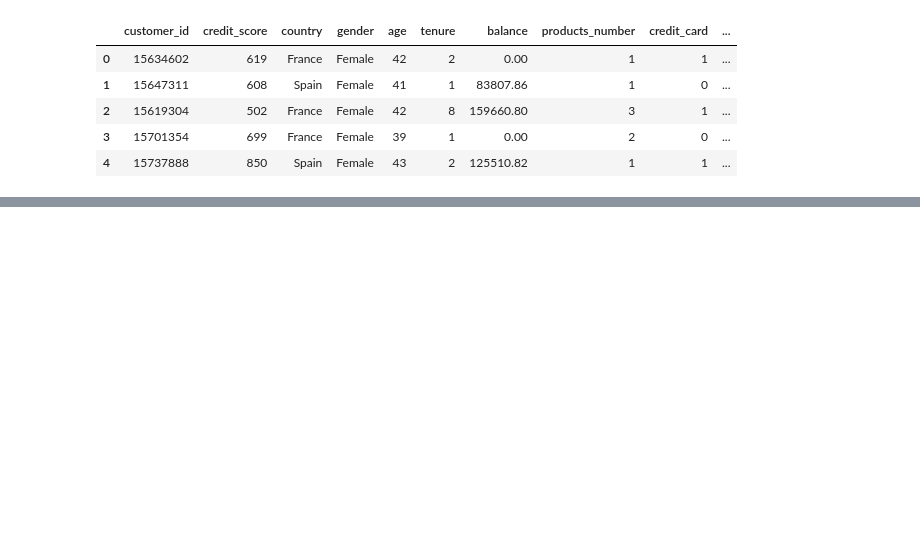
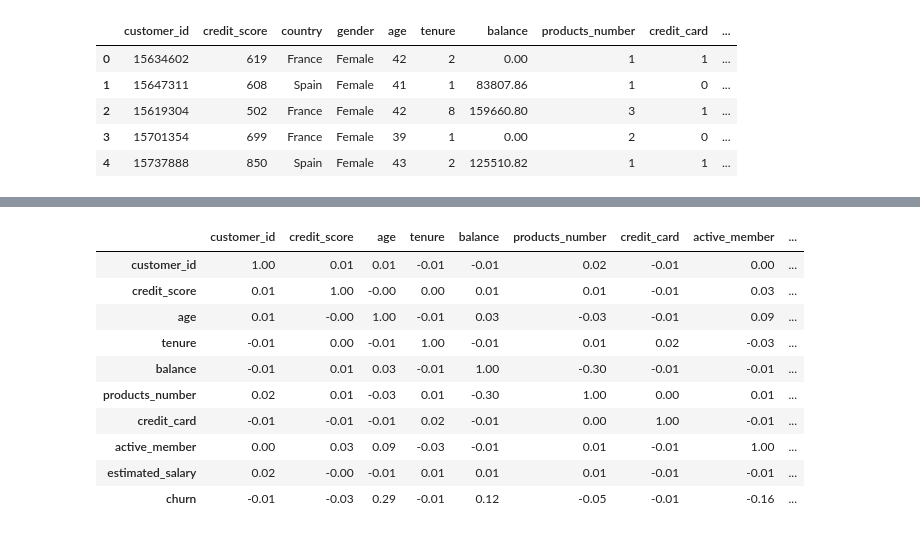
Before and after one commit to SBodapati11/Tree-Classification, a Jupyter notebook: Tree Classification.ipynb, the cells around one changed output, grey strips where cells are left out. Saved outputs shown, nothing was run; the diff lists cells and outputs as text; code cells hidden in the pictures; blank space fills up the shorter version.

```diff
--- a/Tree Classification.ipynb
+++ b/Tree Classification.ipynb
@@ -64,0 +77,16 @@ dataset.head()
+# %%
+# We can use the correlation_matrix to numerically confirm our observation
+correlation_matrix = dataset.corr().round(2)
+correlation_matrix
+# %% [output]
+|  | customer_id | credit_score | age | tenure | balance | products_number | credit_card | active_member | ... |
+| customer_id | 1.00 | 0.01 | 0.01 | -0.01 | -0.01 | 0.02 | -0.01 | 0.00 | ... |
+| credit_score | 0.01 | 1.00 | -0.00 | 0.00 | 0.01 | 0.01 | -0.01 | 0.03 | ... |
+| age | 0.01 | -0.00 | 1.00 | -0.01 | 0.03 | -0.03 | -0.01 | 0.09 | ... |
+| tenure | -0.01 | 0.00 | -0.01 | 1.00 | -0.01 | 0.01 | 0.02 | -0.03 | ... |
+| balance | -0.01 | 0.01 | 0.03 | -0.01 | 1.00 | -0.30 | -0.01 | -0.01 | ... |
+| products_number | 0.02 | 0.01 | -0.03 | 0.01 | -0.30 | 1.00 | 0.00 | 0.01 | ... |
+| credit_card | -0.01 | -0.01 | -0.01 | 0.02 | -0.01 | 0.00 | 1.00 | -0.01 | ... |
+| active_member | 0.00 | 0.03 | 0.09 | -0.03 | -0.01 | 0.01 | -0.01 | 1.00 | ... |
+| estimated_salary | 0.02 | -0.00 | -0.01 | 0.01 | 0.01 | 0.01 | -0.01 | -0.01 | ... |
+| churn | -0.01 | -0.03 | 0.29 | -0.01 | 0.12 | -0.05 | -0.01 | -0.16 | ... |
```
Also changed, not shown: parts of 17 cells of this notebook.
